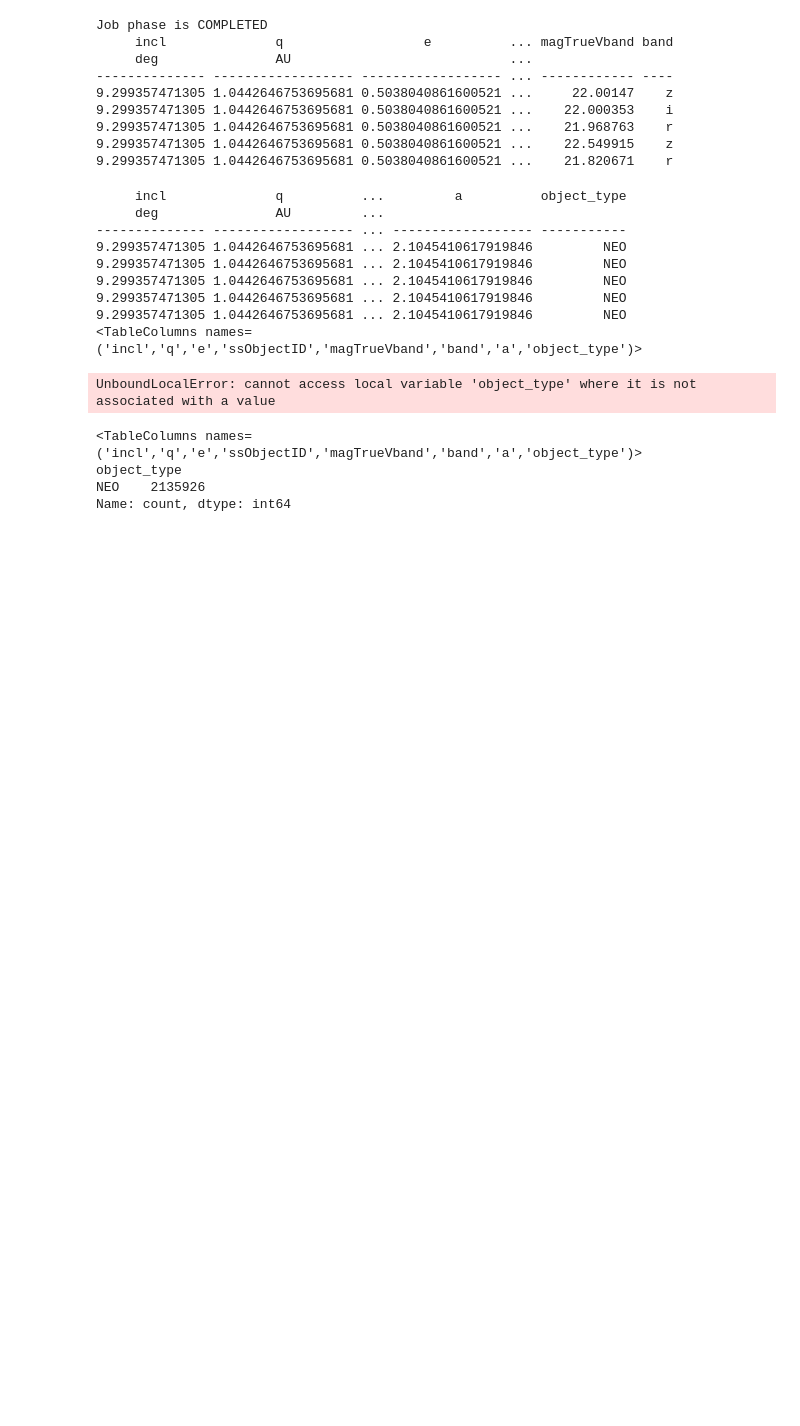
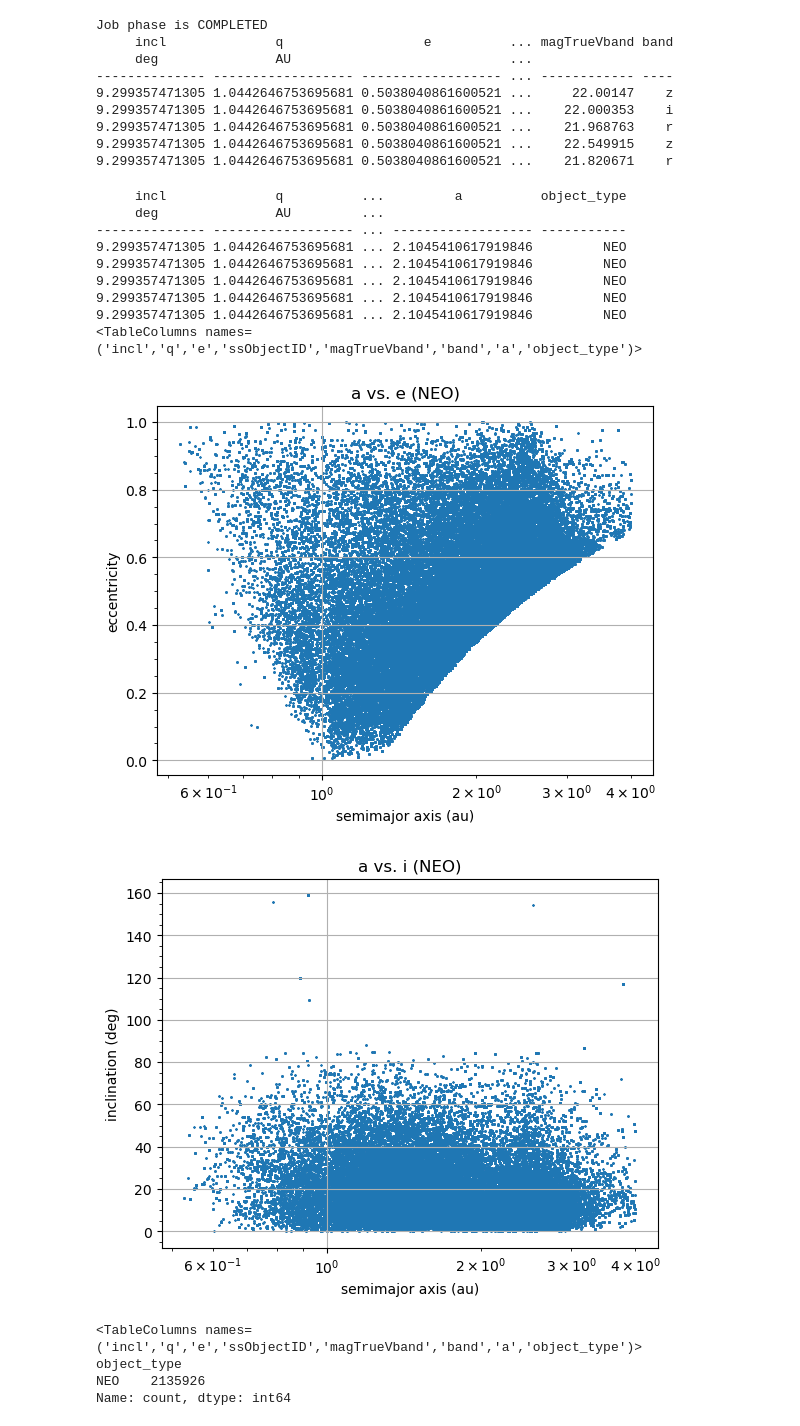
Before and after one commit to lsst-sssc/rsp_queries, a Jupyter notebook: sso_query/plot_test.ipynb, the cells around one changed output. Cells and saved outputs as stored; diff of their text form; code cells hidden in the pictures; blank space fills up the shorter version.

```diff
--- a/sso_query/plot_test.ipynb
+++ b/sso_query/plot_test.ipynb
@@ -83,20 +86,22 @@ print(NEO_objects_table.columns)
 <TableColumns names=('incl','q','e','ssObjectID','magTrueVband','band','a','object_type')>
 # %%
 q.plot_data(NEO_objects_table)
+
 # # Manual Plotting Code
-# fig, ax = plt.subplots()
-# # plt.xlim([0., 4.])
-# # plt.ylim([0., 1.])
-# ax.scatter(NEO_objects_table["a"], NEO_objects_table["e"], s=0.1) # a vs. i
-# ax.set_xscale('log')
-# ax.set_xlabel('semimajor axis (au)')
-# ax.set_ylabel('eccentricity')
-# ax.set_title("a vs. e (NEO)")
-# ax.minorticks_on()
-# ax.grid()
-# plt.show()
+fig, ax = plt.subplots()
+# plt.xlim([0., 4.])
+# plt.ylim([0., 1.])
+ax.scatter(NEO_objects_table["a"], NEO_objects_table["e"], s=0.1) # a vs. i
+ax.set_xscale('log')
+ax.set_xlabel('semimajor axis (au)')
+ax.set_ylabel('eccentricity')
+ax.set_title("a vs. e (NEO)")
+ax.minorticks_on()
+ax.grid()
+plt.show()
 # %% [output]
-UnboundLocalError: cannot access local variable 'object_type' where it is not associated with a value
+[figure, added]
+[figure, added]
 # %%
 # q.type_counts(NEO_objects_table)
 print(NEO_objects_table.columns)
```
Also changed, not shown: parts of 12 cells of this notebook.
